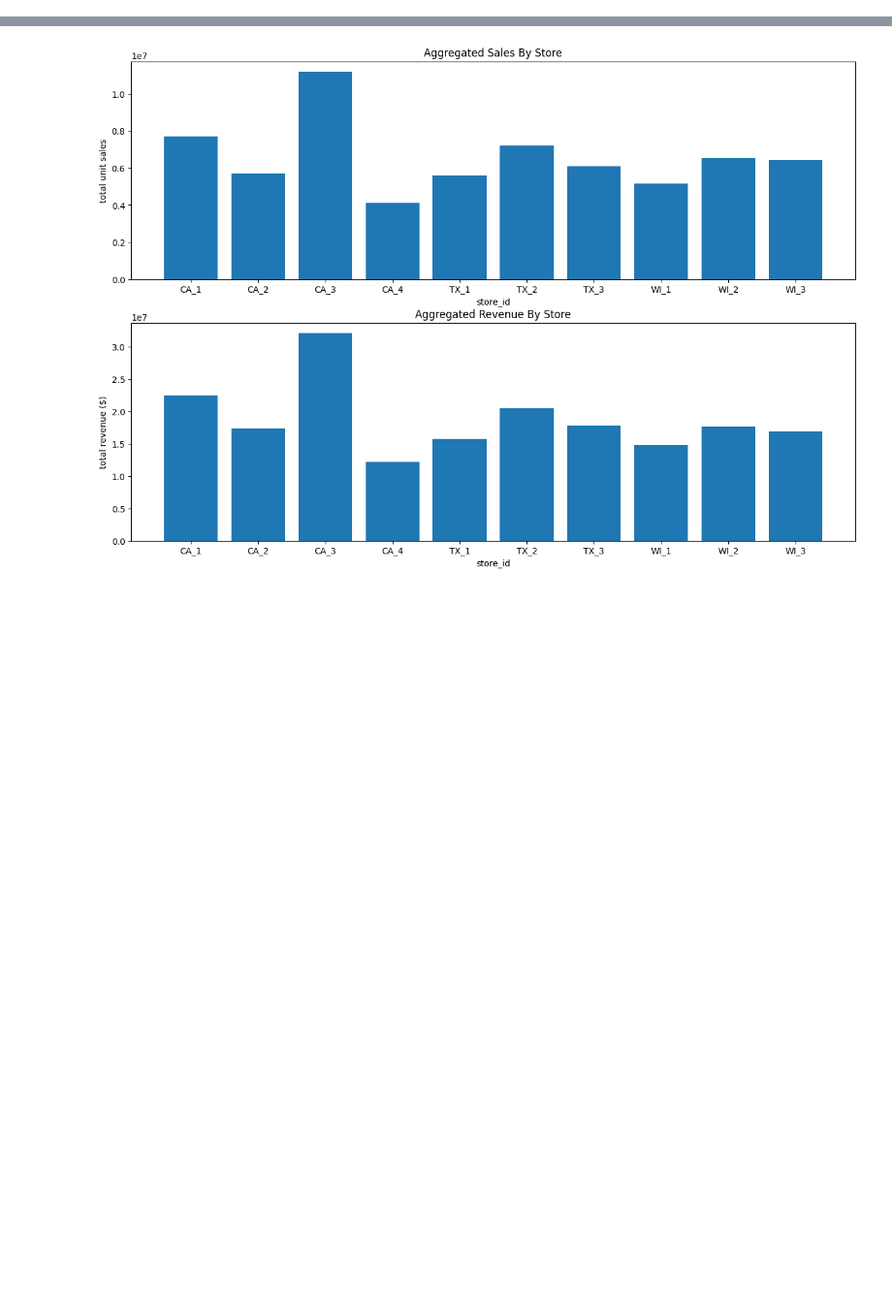
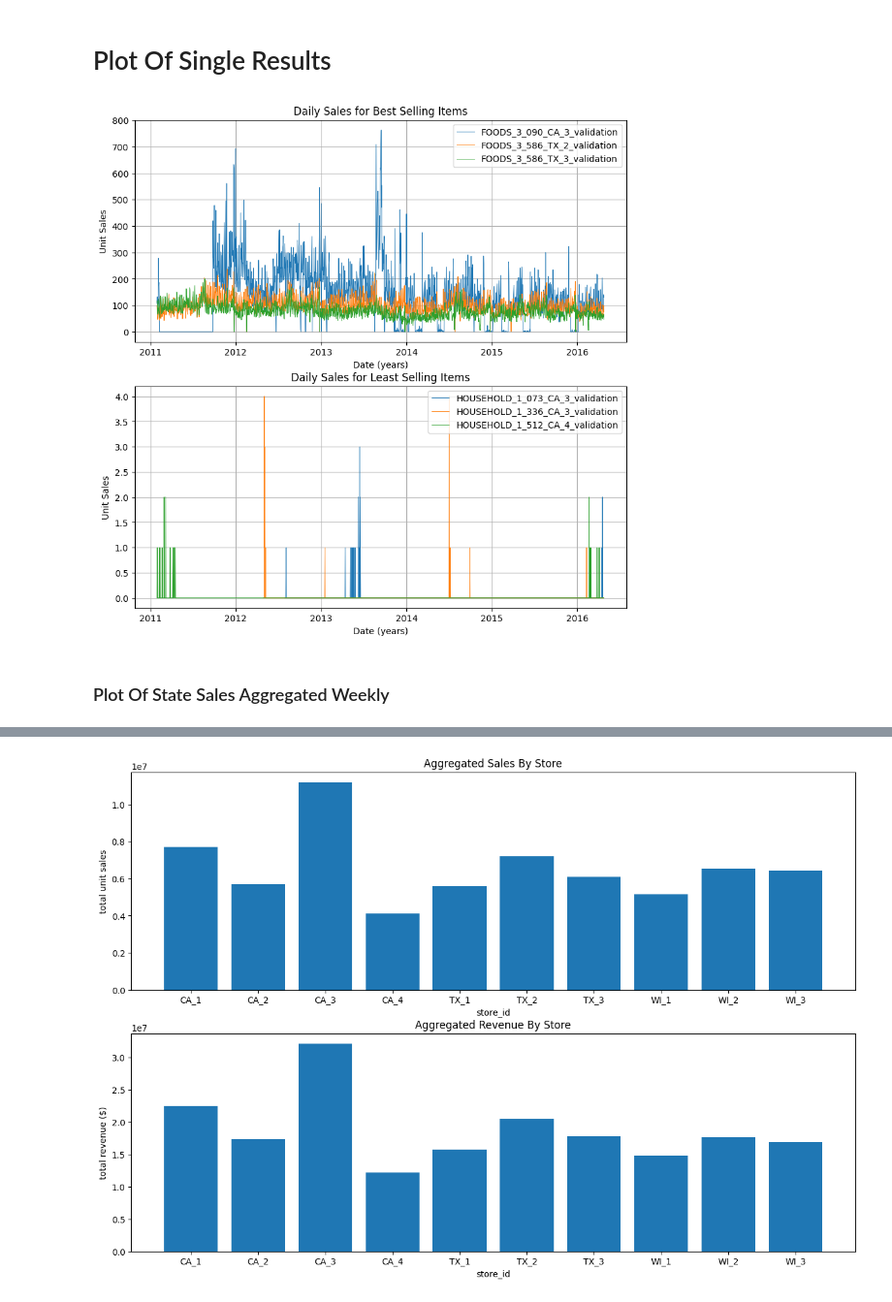
Before and after one commit to CodingNoob234/m5-forecasting-uncertainty, a Jupyter notebook: code/w_exploratory_data_analysis.ipynb, the cells around one changed output, grey strips where cells are left out. Shown at 97% size. Drawn from its saved outputs; the diff is of its cells as text; code cells hidden in the pictures; blank space fills up the shorter version.

```diff
--- a/code/w_exploratory_data_analysis.ipynb
+++ b/code/w_exploratory_data_analysis.ipynb
@@ -88,3 +88,6 @@ def data_preprocessing(df):
         on=["store_id", "item_id"]
     )
     return df
+# %%
+df = data_preprocessing(sales_validation)
+df = df[df['wm_yr_wk'] >= df['release']]
@@ -90,0 +134,34 @@ def data_preprocessing(df):
+# %% [markdown]
+# Plot Of Single Results
+# %%
+idx_sorted = df.groupby('id')['sold'].mean().sort_values().reset_index(drop=False)['id']
+examples_low = idx_sorted.values[:3]
+examples_high = idx_sorted.values[-3:]
+
+fig, axs = plt.subplots(2,1, figsize = (10,10))
+axs[0].set_title('Daily Sales for Best Selling Items')
+axs[1].set_title('Daily Sales for Least Selling Items')
+
+# HIGHEST SELLER AVG
+# low_example = FOODS_3_090_CA_3_validation
+ax = axs[0]
+for id in examples_high[::-1]:
+    df_temp = df[df['id'] == id]
+    ax.plot(df_temp['date'], df_temp['sold'], label = str(id), linewidth=.7)
+
+# LOWEST SELLER AVG
+# high_example = HOUSEHOLD_1_512_CA_4_validation
+ax = axs[1]
+for id in examples_low[::-1]:
+    df_temp = df[df['id'] == id]
+    ax.plot(df_temp['date'], df_temp['sold'], label = str(id), linewidth=.7)
+
+for ax in axs:
+    ax.legend()
+    ax.grid()
+    ax.set_ylabel('Unit Sales')
+    ax.set_xlabel('Date (years)')
+
+plt.show()
+# %% [output]
+[figure, added]
@@ -91,3 +173,5 @@ def data_preprocessing(df):
+# %% [markdown]
+### Plot Of State Sales Aggregated Weekly
 # %%
 sales_by_store_and_date = df.groupby(["state_id", "wm_yr_wk"]).agg({"sold": np.sum, "date": "first"}).reset_index(drop=False)#["sold"].sum().reset_index(drop=False)
 fig, axs = plt.subplots(1,1, figsize = (20,10))
```
Also changed, not shown: parts of 18 cells of this notebook, 4 other files.
